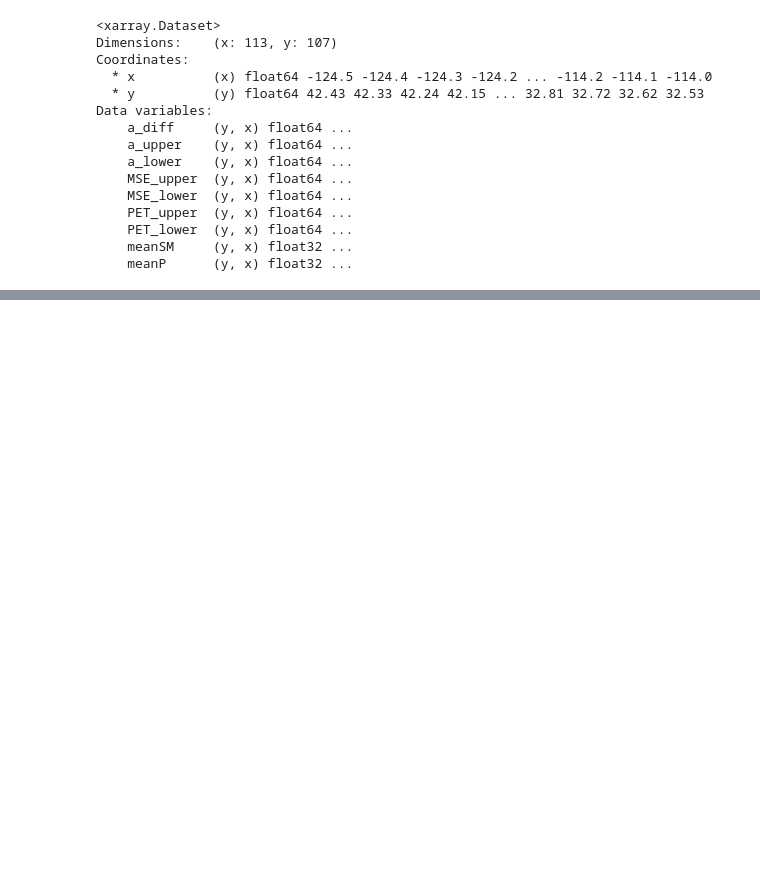
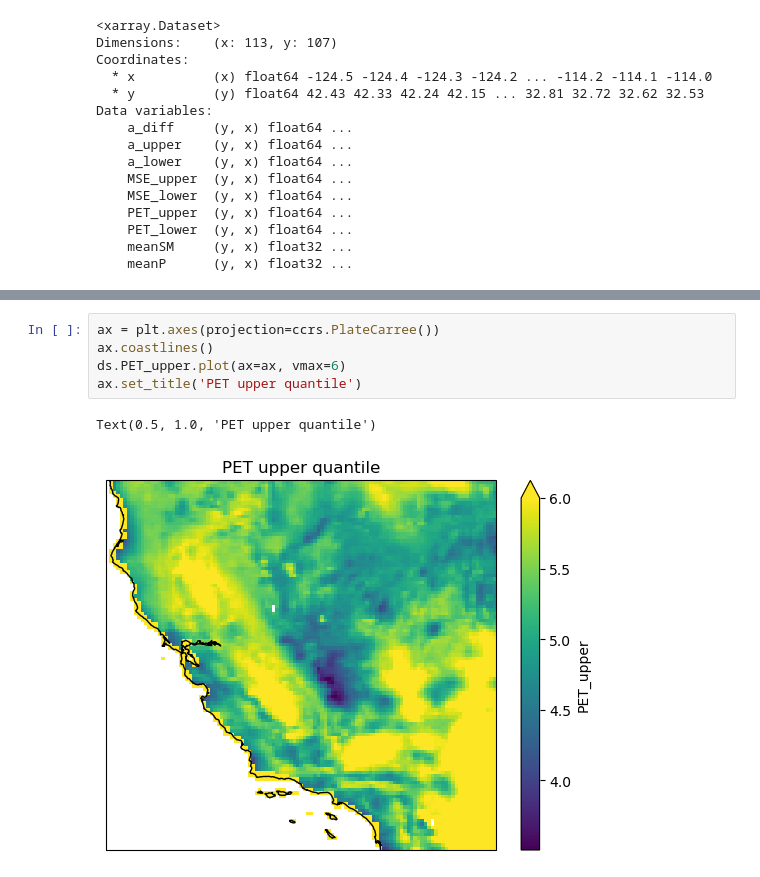
Before and after one commit to RY4GIT/SMSigxSMAP, a Jupyter notebook: 2_code_to_analyze/test_output.ipynb, the cells around one changed output, grey strips where cells are left out. Drawn from its saved outputs; the diff is of its cells as text; blank space fills up the shorter version.

```diff
--- a/2_code_to_analyze/test_output.ipynb
+++ b/2_code_to_analyze/test_output.ipynb
@@ -33,0 +50,8 @@ Data variables:
+# %%
+ax = plt.axes(projection=ccrs.PlateCarree())
+ax.coastlines()
+ds.PET_upper.plot(ax=ax, vmax=6)
+ax.set_title('PET upper quantile')
+# %% [output]
+Text(0.5, 1.0, 'PET upper quantile')
+[figure, added]
```
Also changed, not shown: parts of 14 cells of this notebook, 1 other file.
